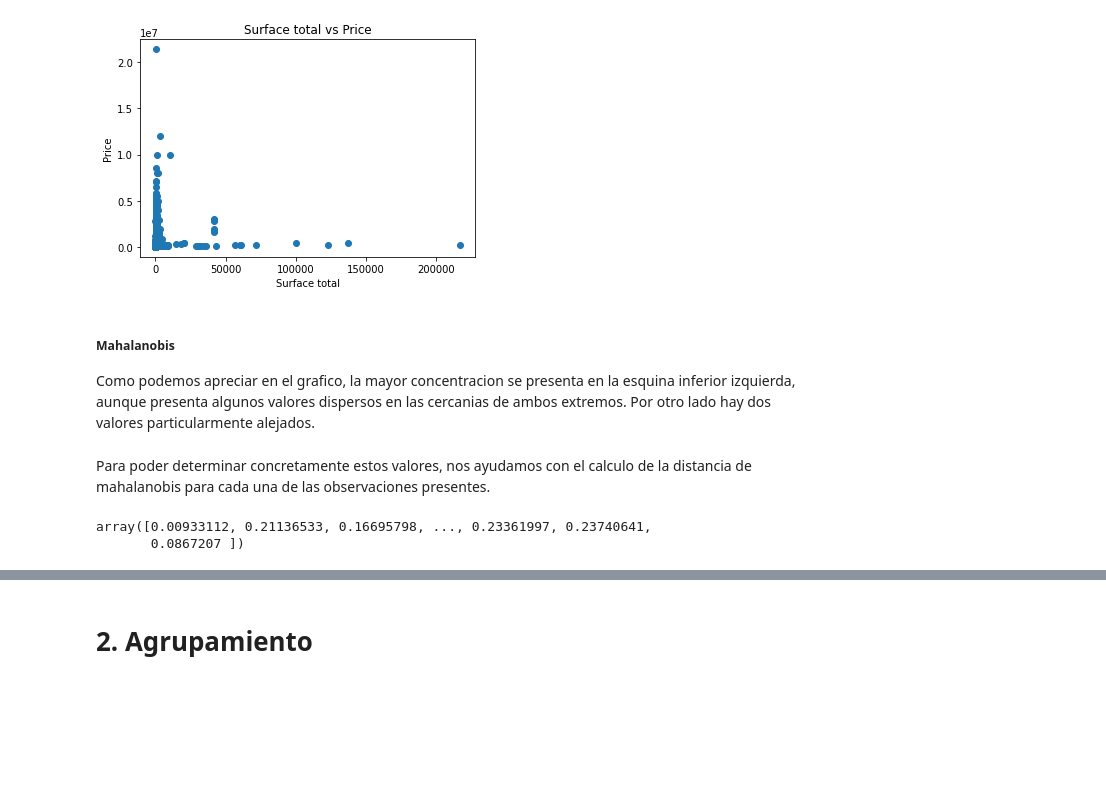
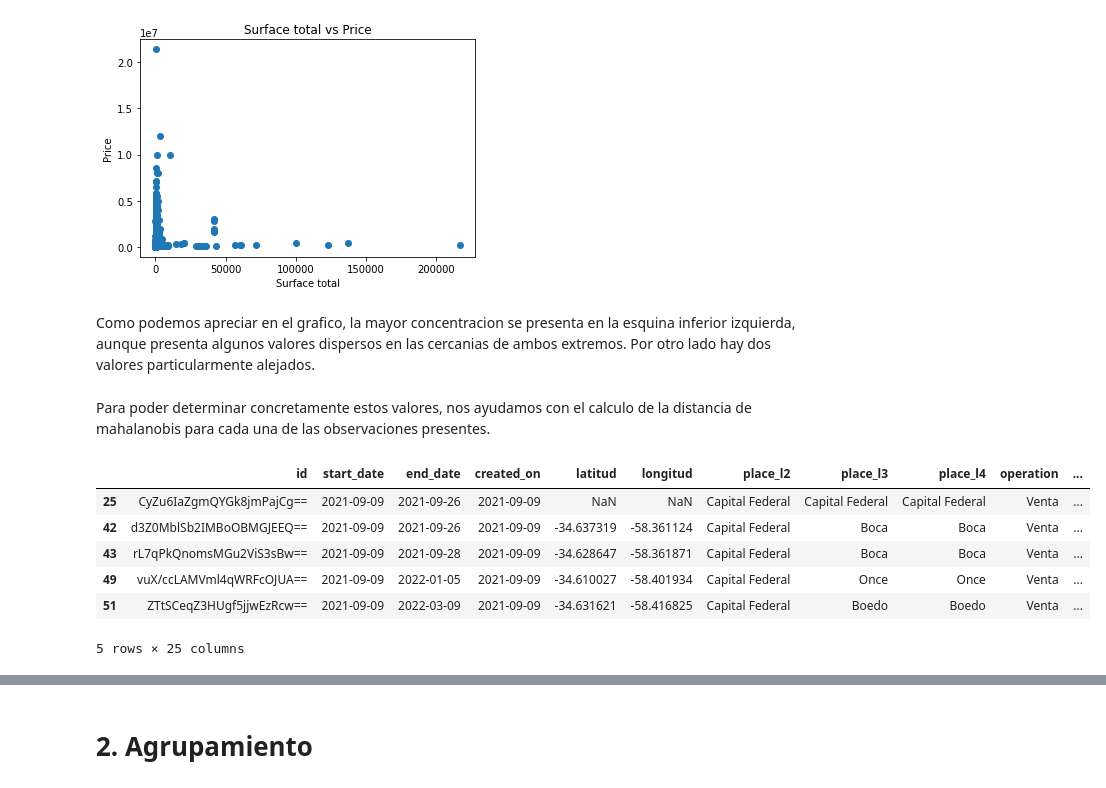
Before and after one commit to valencorrea/7506R-2C2022-GRUPO14, a Jupyter notebook: 7506R_TP1_GRUPO14_ENTREGA_ds.ipynb, the cells around one changed output, grey strips where cells are left out. Cells and saved outputs as stored; diff of their text form; code cells hidden in the pictures; blank space fills up the shorter version.

```diff
--- a/7506R_TP1_GRUPO14_ENTREGA_ds.ipynb
+++ b/7506R_TP1_GRUPO14_ENTREGA_ds.ipynb
@@ -761,42 +754,32 @@ plt.show()
 # %% [output]
 [figure]
 # %% [markdown]
-##### Mahalanobis
 Como podemos apreciar en el grafico, la mayor concentracion se presenta en la esquina inferior izquierda, aunque presenta algunos valores dispersos en las cercanias de ambos extremos. Por otro lado hay dos valores particularmente alejados.
 # %% [markdown]
 Para poder determinar concretamente estos valores, nos ayudamos con el calculo de la distancia de mahalanobis para cada una de las observaciones presentes.
 # %%
-# Calulo el vector de medias
-#vector_medias=np.mean(df[['property_price','property_surface_total']])
+X = df[['property_surface_total','property_price']] # Tomamos las columnas a comparar
+sample_X = X.sample(frac=0.1) # Retorna una muestra de los datos
 
-# Calculo la diferencia entre las observaciones y el vector de medias
-#diferencia_x = df[['property_price','property_surface_total']] - vector_medias
-
-# Calculo matriz de covarianza y su inversa
-#covarianza=df[['property_price','property_surface_total']].cov().values
-#inv_covarianza = np.linalg.inv(covarianza)
-
-# Calculamos el cuadrado de la distancia de mahalanobis
-#dist_mahalanobis = np.dot(np.dot(diferencia_x, inv_covarianza), diferencia_x.T) # me rompe la ram
-
-# Vector de observaciones
-X = df[['property_price','property_surface_total']]
-sample_X = X.sample(frac=0.1)
-
-mu = sample_X.mean()
+mu = sample_X.mean() # Calculamos la media
 X_diff = X - mu
 X_diff = X_diff.values.T
 
-cov = np.cov(sample_X.values.T)
-inv_cov = np.linalg.inv(cov)
-W = sc.linalg.sqrtm(inv_cov)
+cov = np.cov(sample_X.values.T) # Calculamos la matriz de covarianza
+inv_cov = np.linalg.inv(cov) # Le calculamos su inversa
+W = sc.linalg.sqrtm(inv_cov) # Tomamos raiz cuadrada
 
-Wx = np.matmul(W, X_diff)
+Wx = np.matmul(W, X_diff) # Hacemos el producto de ambas matrices
 
 mahal_dists = np.array([np.dot(Wx[:, i], Wx[:, i]) for i in range(Wx.shape[1])])
-mahal_dists
 
-#df['mahalanobis'] = dist_mahalanobis.diagonal()
+df['mahalanobis'] = mahal_dists
+df.head()
 # %% [output]
+|  | id | start_date | end_date | created_on | latitud | longitud | place_l2 | place_l3 | place_l4 | operation | ... |
+| 25 | CyZu6IaZgmQYGk8jmPajCg== | 2021-09-09 | 2021-09-26 | 2021-09-09 | NaN | NaN | Capital Federal | Capital Federal | Capital Federal | Venta | ... |
+| 42 | d3Z0MblSb2IMBoOBMGJEEQ== | 2021-09-09 | 2021-09-26 | 2021-09-09 | -34.637319 | -58.361124 | Capital Federal | Boca | Boca | Venta | ... |
+| 43 | rL7qPkQnomsMGu2ViS3sBw== | 2021-09-09 | 2021-09-28 | 2021-09-09 | -34.628647 | -58.361871 | Capital Federal | Boca | Boca | Venta | ... |
+| 49 | vuX/ccLAMVml4qWRFcOJUA== | 2021-09-09 | 2022-01-05 | 2021-09-09 | -34.610027 | -58.401934 | Capital Federal | Once | Once | Venta | ... |
+| 51 | ZTtSCeqZ3HUgf5jjwEzRcw== | 2021-09-09 | 2022-03-09 | 2021-09-09 | -34.631621 | -58.416825 | Capital Federal | Boedo | Boedo | Venta | ... |
-array([0.00933112, 0.21136533, 0.16695798, ..., 0.23361997, 0.23740641,
-       0.0867207 ])
+5 rows × 25 columns
```
Also changed, not shown: parts of 12 cells of this notebook.
